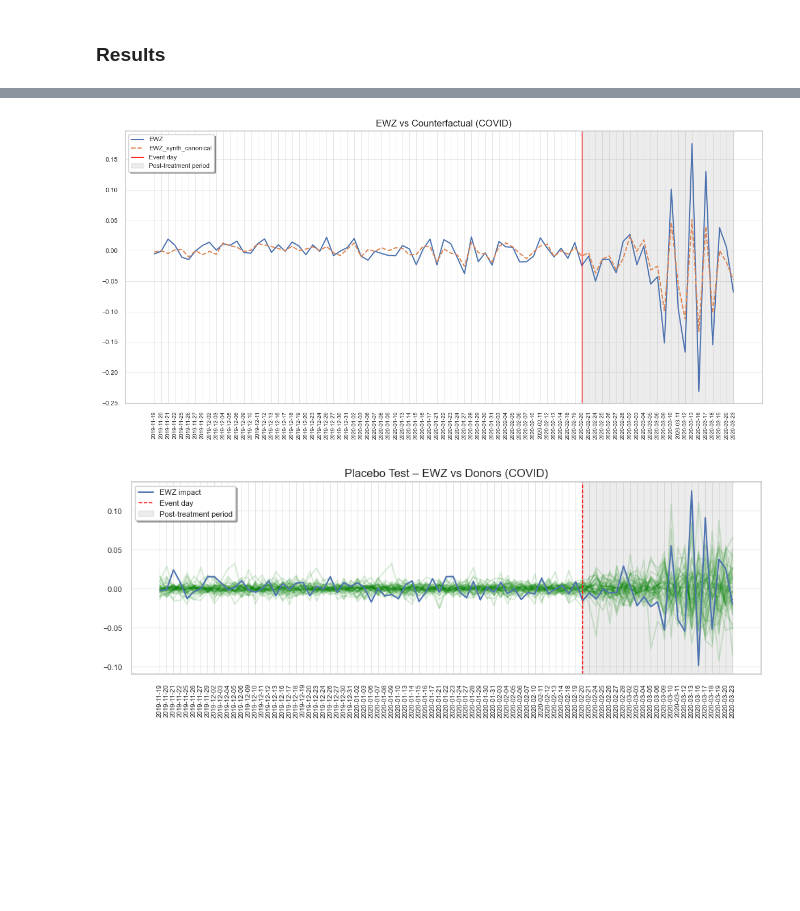
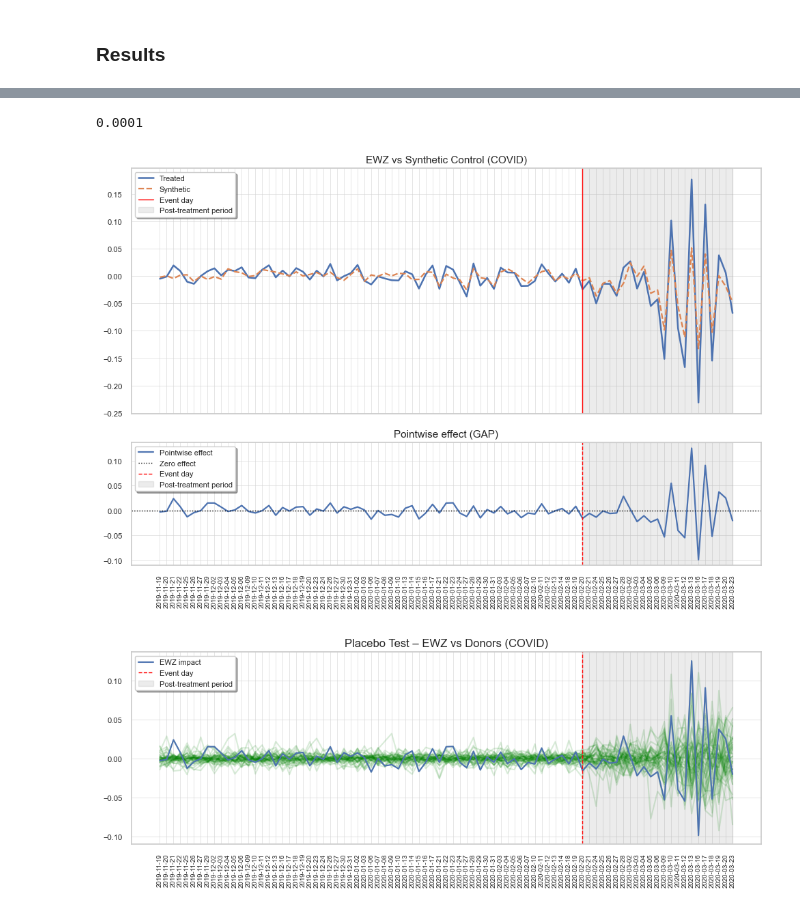
Before and after one commit to rdemarqui/causal_impact_on_ewz, a Jupyter notebook: ewz_analisys.ipynb, the cells around one changed output, grey strips where cells are left out. Cells and saved outputs as stored; diff of their text form; code cells hidden in the pictures; blank space fills up the shorter version.

```diff
--- a/ewz_analisys.ipynb
+++ b/ewz_analisys.ipynb
@@ -325,24 +325,23 @@ nan
-# %%
-# Plot treated and counterfactual
-sns.set_theme(style="whitegrid")
-plt.rcParams["grid.color"] = "lightgray"
-plt.rcParams["grid.linewidth"] = 0.4
-plt.figure(figsize=(12, 6))
-
-plt.plot(df_norm.index, treated, label='EWZ')
-plt.plot(df_norm.index, EWZ_synth_canon, linestyle="--", label='EWZ_synth_canonical')
-#plt.plot(df_norm.index, EWZ_synth_ols, linestyle="--", label='EWZ_synth_ols')
-
-plt.axvline(t0, color="red", linewidth=1, label="Event day")
-plt.axvspan(treatment_date, df_norm.index[-1], color="gray", alpha=0.15, label="Post-treatment period")
-
-plt.xticks(rotation=90, fontsize=7)
-plt.yticks(fontsize=8)
-plt.title("EWZ vs Counterfactual (COVID)")
-plt.legend(frameon=True, fancybox=True, shadow=True, fontsize=8)
-plt.tight_layout()
-plt.show()
-# %% [output]
-[figure, removed]
+# %%
+round(mspe(treated_pre, synth_pre_canon), 4)
+# %% [output]
+0.0001
+# %%
+placebo_gap = placebo_test(df_norm, treatment_date)
+treated_gap = placebo_gap["EWZ"]
+
+plot_synthetic_control_with_gap(
+    df_index=df_norm.index,
+    treated=treated,
+    synthetic=EWZ_synth_canon,
+    treated_gap=treated_gap,
+    t0=t0,
+    treatment_date=treatment_date,
+    main_title="EWZ vs Synthetic Control (COVID)",
+    gap_title="Pointwise effect (GAP)",
+    figsize=(10, 7)
+)
+# %% [output]
+[figure, added]
 # %%
 # Placebo test
```
Also changed, not shown: parts of 6 cells of this notebook, 4 other files.
